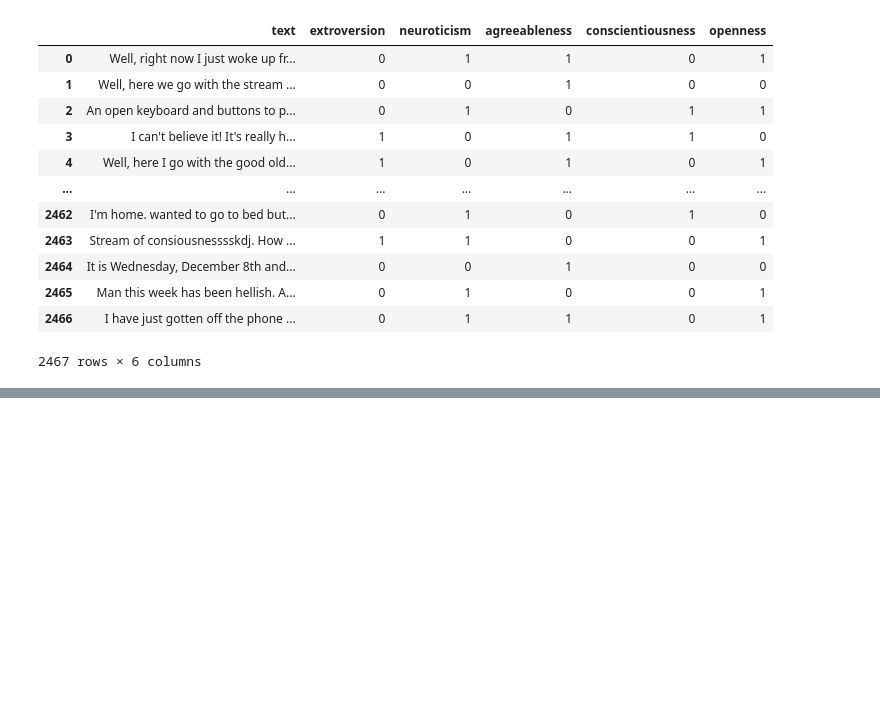
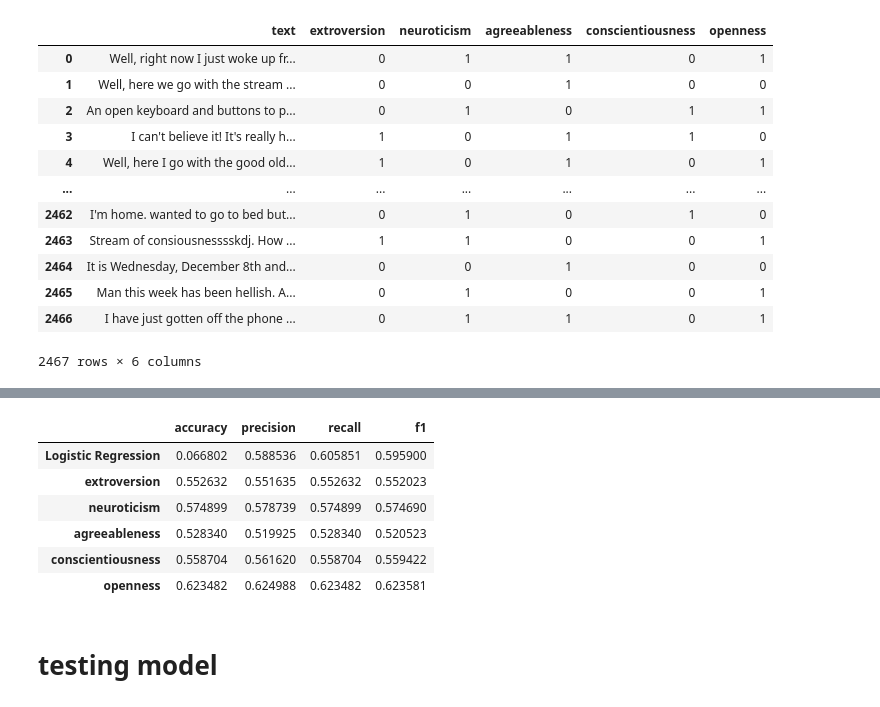
Before and after one commit to jessedoka/LCT, a Jupyter notebook: text_analysis.ipynb, the cells around one changed output, grey strips where cells are left out. Drawn from its saved outputs; the diff is of its cells as text; code cells hidden in the pictures; blank space fills up the shorter version.

```diff
--- a/review_analysis.ipynb
+++ b/text_analysis.ipynb
@@ -288,0 +319,13 @@ seeds
+# %%
+def predict_labels(model, X_test):
+    # Prediction implementation
+    return model.predict(X_test)
+# %%
+def evaluate_model(y_test, y_pred):
+
+    accuracy = accuracy_score(y_test, y_pred)
+    precision = precision_score(y_test, y_pred, average='weighted')
+    recall = recall_score(y_test, y_pred, average='weighted')
+    f1 = f1_score(y_test, y_pred, average='weighted')
+
+    return accuracy, precision, recall, f1
@@ -288,0 +386,39 @@ seeds
+# %%
+trait = ['extroversion', 'neuroticism', 'agreeableness', 'conscientiousness', 'openness']
+
+for t in trait:
+    # Extract the features
+    X, y, vectorizer = extract_features(df['preprocessed_text'], df[t])
+
+    # Split the data into training and testing sets
+    X_train, X_test, y_train, y_test = train_test_split(X, y, test_size=0.2, random_state=42)
+
+    # Train the model
+    model = train_logistic_model(X_train, y_train)
+
+    # Predict the labels
+    y_pred = predict_labels(model, X_test)
+
+    # Evaluate the model
+    accuracy, precision, recall, f1 = evaluate_model(y_test, y_pred)
+    results[t] = {'accuracy': accuracy, 'precision': precision, 'recall': recall, 'f1': f1}
+
+    # Save the model
+    joblib.dump(model, f'models/{t}_model.pkl')
+
+# save the results
+results_df = pd.DataFrame(results).T
+results_df.to_csv('results/results.csv')
+
+
+results_df
+# %% [output]
+|  | accuracy | precision | recall | f1 |
+| Logistic Regression | 0.066802 | 0.588536 | 0.605851 | 0.595900 |
+| extroversion | 0.552632 | 0.551635 | 0.552632 | 0.552023 |
+| neuroticism | 0.574899 | 0.578739 | 0.574899 | 0.574690 |
+| agreeableness | 0.528340 | 0.519925 | 0.528340 | 0.520523 |
+| conscientiousness | 0.558704 | 0.561620 | 0.558704 | 0.559422 |
+| openness | 0.623482 | 0.624988 | 0.623482 | 0.623581 |
+# %% [markdown]
+# testing model
```
Also changed, not shown: parts of 26 cells of this notebook, 6 other files.
